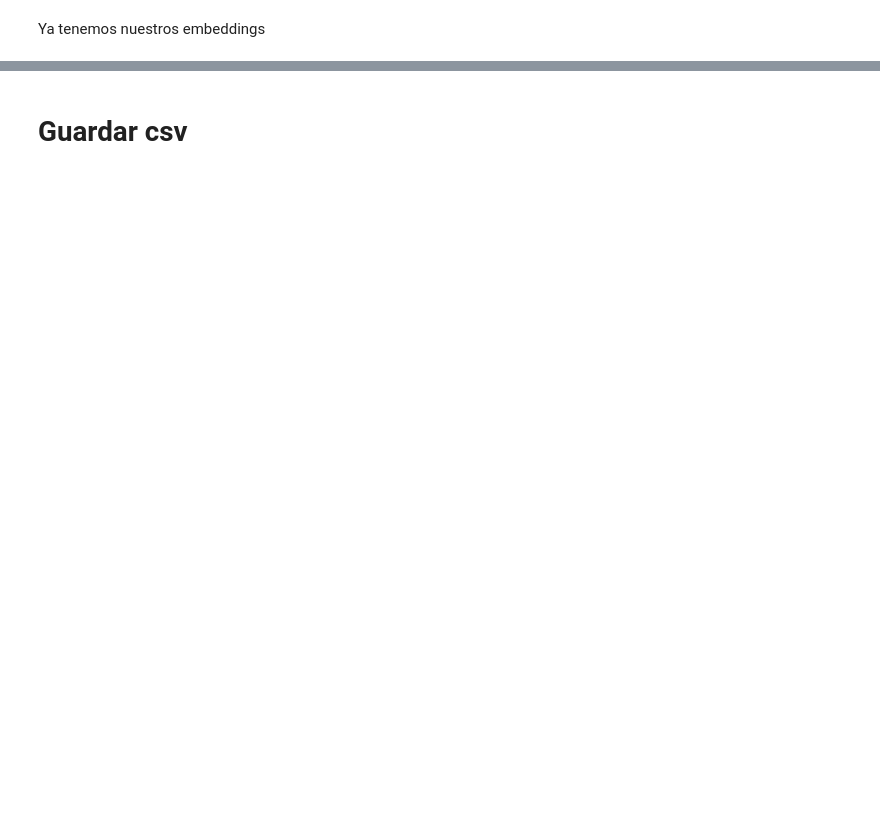
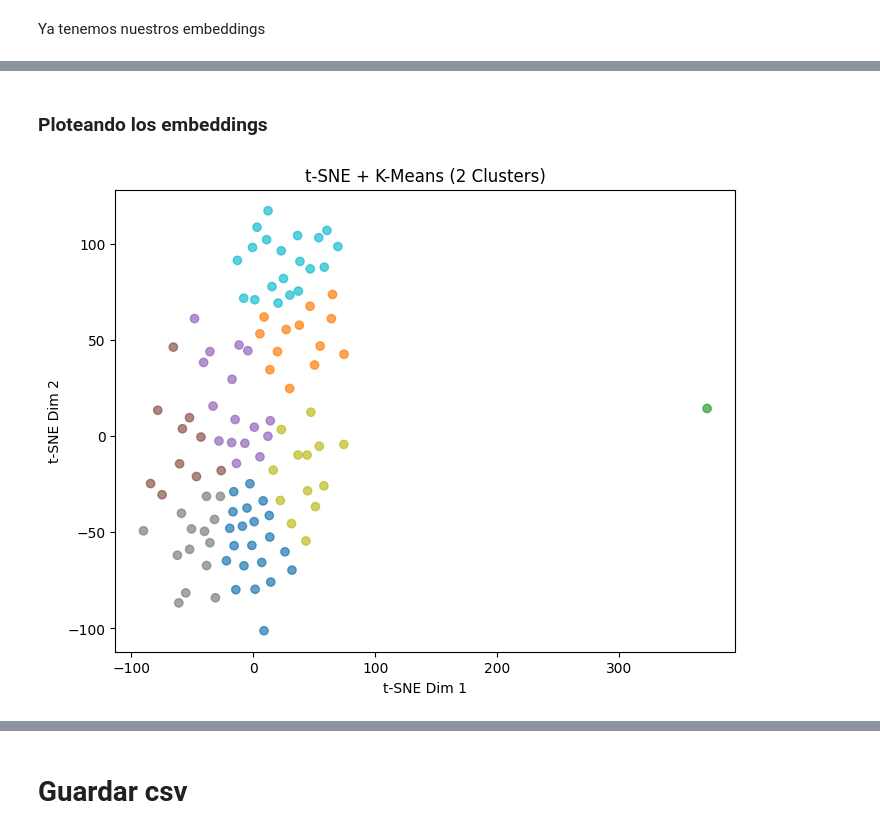
Before and after one commit to LuizIgnacio2002/getting_comments_from_reddit, a Jupyter notebook: notebook.ipynb, the cells around one changed output, grey strips where cells are left out. Cells and saved outputs as stored; diff of their text form; code cells hidden in the pictures; blank space fills up the shorter version.

```diff
--- a/notebook.ipynb
+++ b/notebook.ipynb
@@ -128,0 +233,16 @@ df.head()
+# %% [markdown]
+### Ploteando los embeddings
+# %%
+# Aplicar K-Means con 2 clusters
+kmeans = KMeans(n_clusters=8, random_state=42)
+labels = kmeans.fit_predict(vis_dims)
+
+# Graficar
+plt.figure(figsize=(8,6))
+plt.scatter(vis_dims[:, 0], vis_dims[:, 1], c=labels, cmap='tab10', alpha=0.7)
+plt.title("t-SNE + K-Means (2 Clusters)")
+plt.xlabel("t-SNE Dim 1")
+plt.ylabel("t-SNE Dim 2")
+plt.show()
+# %% [output]
+[figure, added]
```
Also changed, not shown: parts of 23 cells of this notebook, 1 other file.
